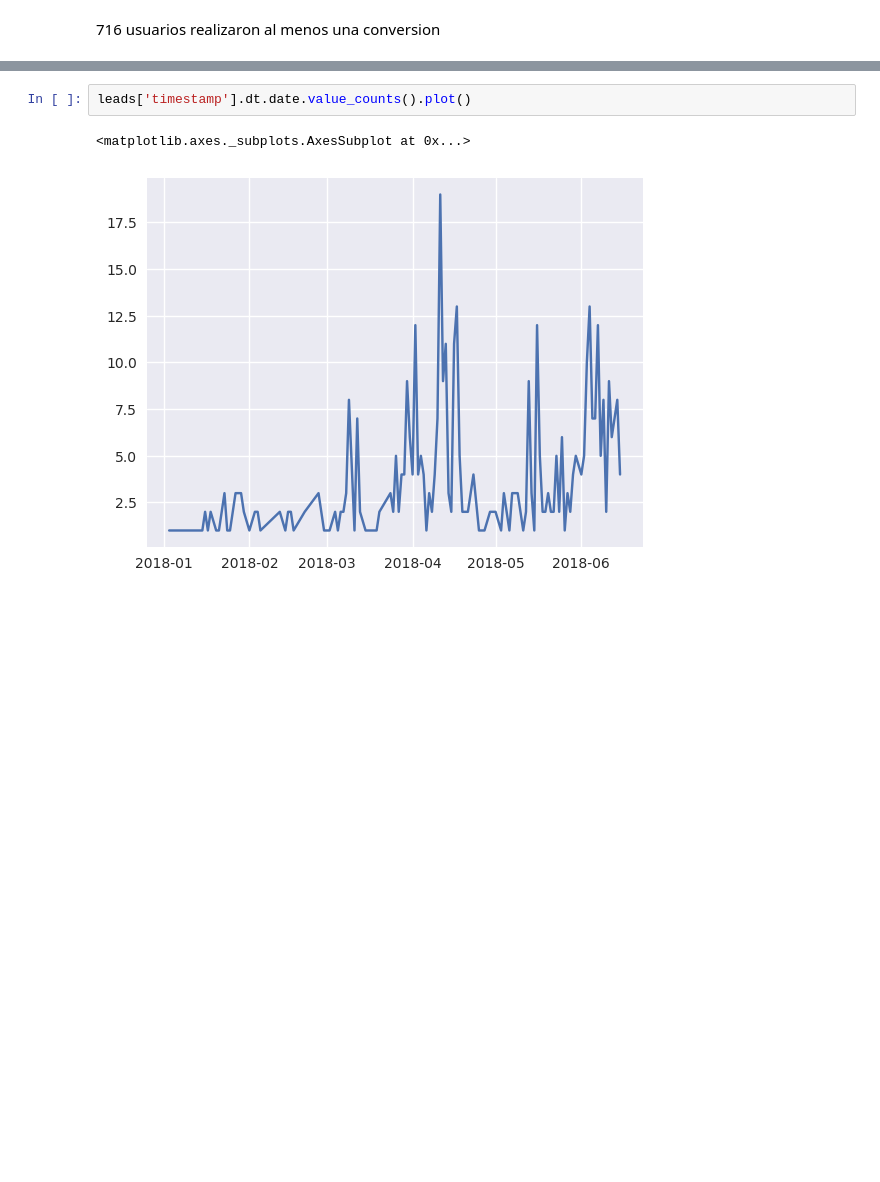
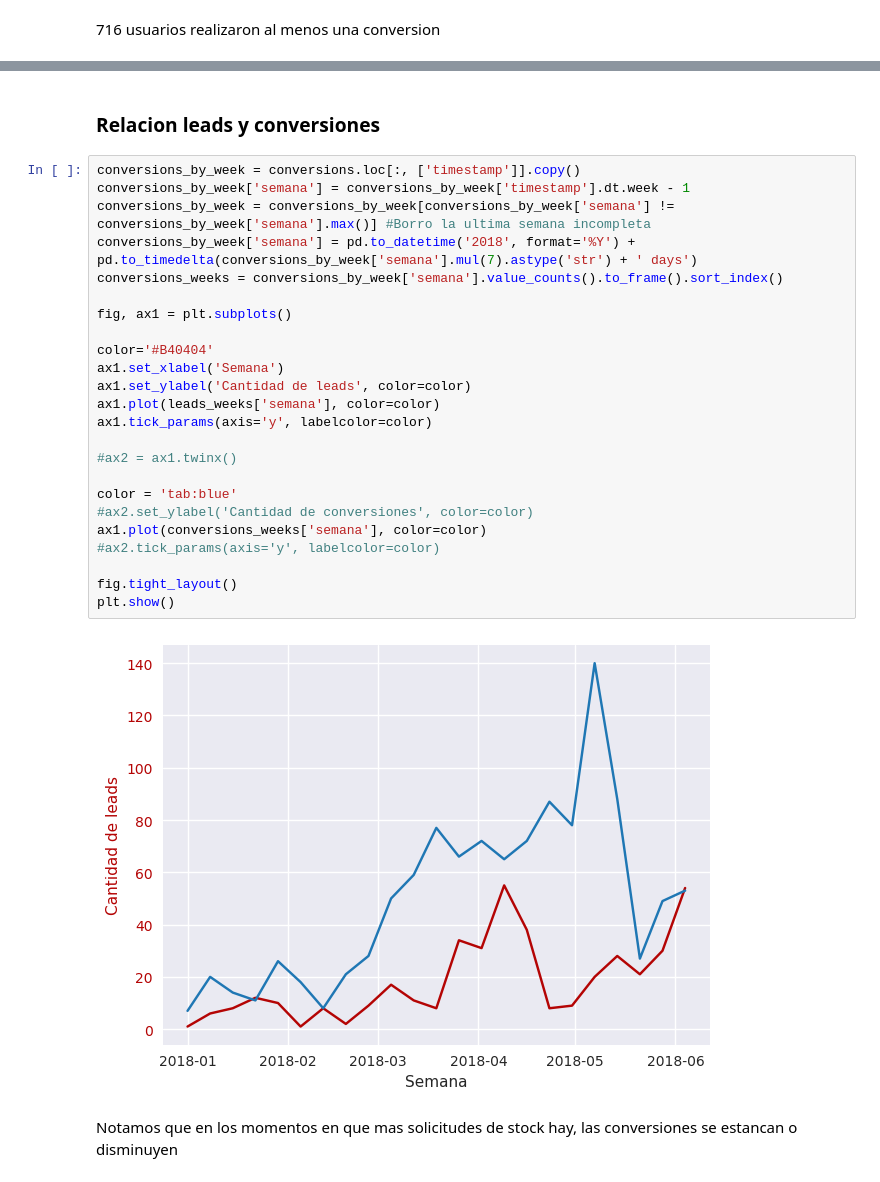
Before and after one commit to AlejandroKler/Datos-TP1, a Jupyter notebook: Leads.ipynb, the cells around one changed output, grey strips where cells are left out. Saved outputs shown, nothing was run; the diff lists cells and outputs as text; blank space fills up the shorter version.

```diff
--- a/Leads.ipynb
+++ b/Leads.ipynb
@@ -50,5 +62,30 @@ conversions['semana'] = .dt.week.value_counts().plot()
-# %%
-leads['timestamp'].dt.date.value_counts().plot()
-# %% [output]
-<matplotlib.axes._subplots.AxesSubplot at 0x...>
-[figure, removed]
+# %% [markdown]
+### Relacion leads y conversiones
+# %%
+conversions_by_week = conversions.loc[:, ['timestamp']].copy()
+conversions_by_week['semana'] = conversions_by_week['timestamp'].dt.week - 1
+conversions_by_week = conversions_by_week[conversions_by_week['semana'] != conversions_by_week['semana'].max()] #Borro la ultima semana incompleta
+conversions_by_week['semana'] = pd.to_datetime('2018', format='%Y') + pd.to_timedelta(conversions_by_week['semana'].mul(7).astype('str') + ' days')
+conversions_weeks = conversions_by_week['semana'].value_counts().to_frame().sort_index()
+
+fig, ax1 = plt.subplots()
+
+color='#B40404'
+ax1.set_xlabel('Semana')
+ax1.set_ylabel('Cantidad de leads', color=color)
+ax1.plot(leads_weeks['semana'], color=color)
+ax1.tick_params(axis='y', labelcolor=color)
+
+#ax2 = ax1.twinx()
+
+color = 'tab:blue'
+#ax2.set_ylabel('Cantidad de conversiones', color=color)
+ax1.plot(conversions_weeks['semana'], color=color)
+#ax2.tick_params(axis='y', labelcolor=color)
+
+fig.tight_layout()
+plt.show()
+# %% [output]
+[figure, added]
+# %% [markdown]
+Notamos que en los momentos en que mas solicitudes de stock hay, las conversiones se estancan o disminuyen
```
Also changed, not shown: parts of 4 cells of this notebook, 5 other files.
